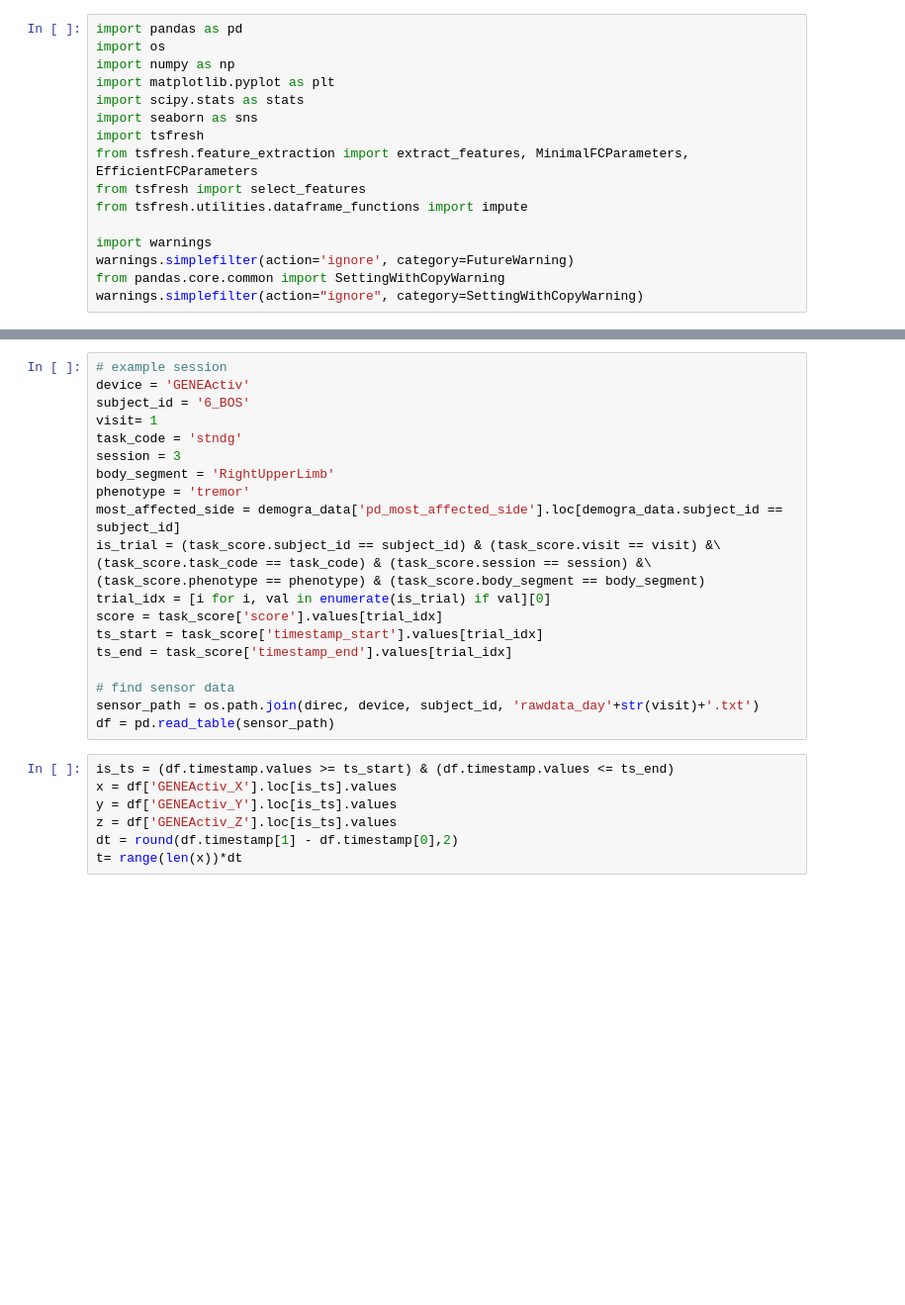
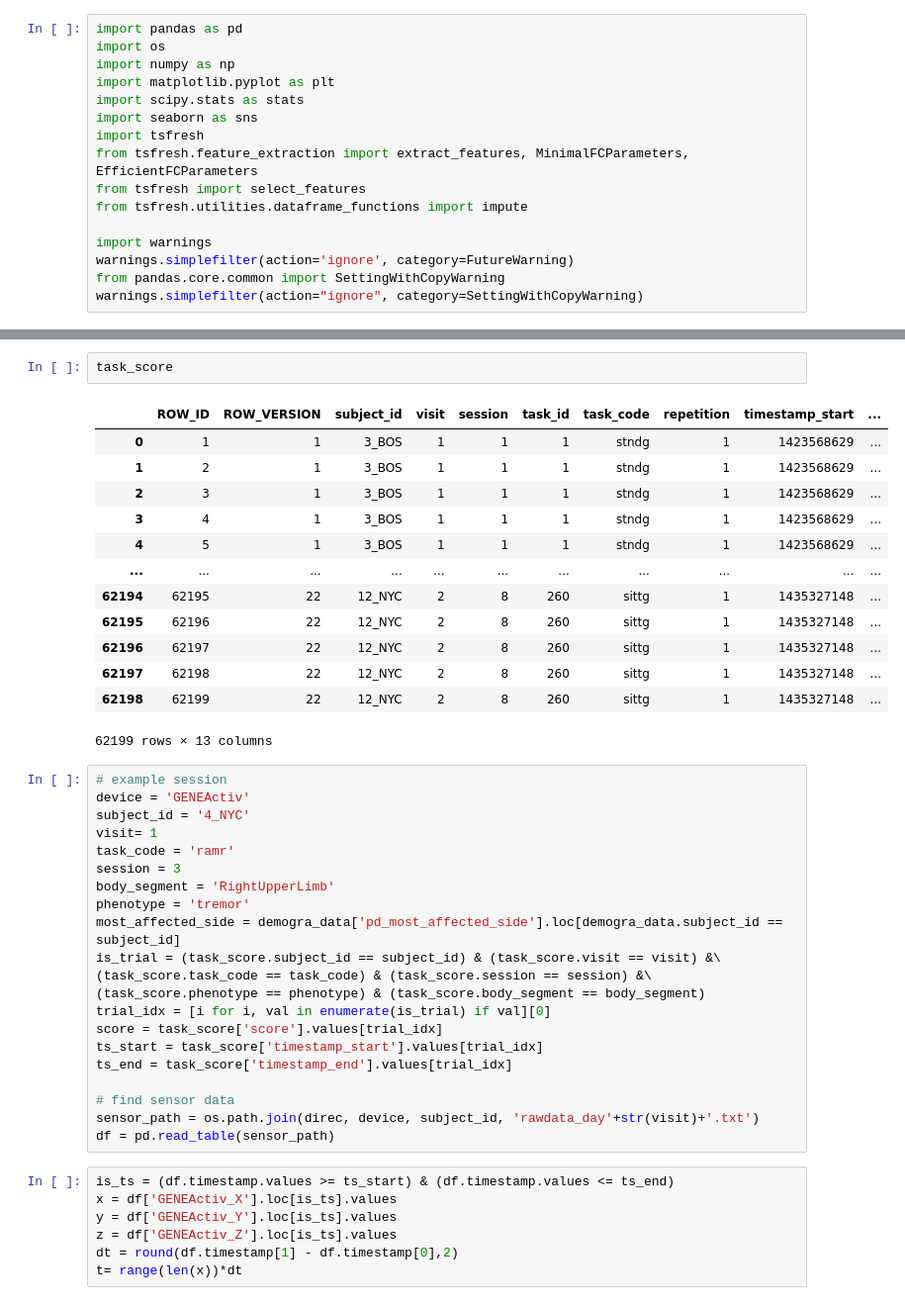
Before and after one commit to YitingChang/DigiPD, a Jupyter notebook: Raw_traces.ipynb, the cells around one changed output, grey strips where cells are left out. Shown at 99% size. Saved outputs shown, nothing was run; the diff lists cells and outputs as text; blank space fills up the shorter version.

```diff
--- a/Raw_traces.ipynb
+++ b/Raw_traces.ipynb
@@ -17,9 +24,25 @@ warnings.simplefilter(action="ignore", category=SettingWithCopyWarning)
+# %%
+task_score
+# %% [output]
+|  | ROW_ID | ROW_VERSION | subject_id | visit | session | task_id | task_code | repetition | timestamp_start | ... |
+| 0 | 1 | 1 | 3_BOS | 1 | 1 | 1 | stndg | 1 | 1423568629 | ... |
+| 1 | 2 | 1 | 3_BOS | 1 | 1 | 1 | stndg | 1 | 1423568629 | ... |
+| 2 | 3 | 1 | 3_BOS | 1 | 1 | 1 | stndg | 1 | 1423568629 | ... |
+| 3 | 4 | 1 | 3_BOS | 1 | 1 | 1 | stndg | 1 | 1423568629 | ... |
+| 4 | 5 | 1 | 3_BOS | 1 | 1 | 1 | stndg | 1 | 1423568629 | ... |
+| ... | ... | ... | ... | ... | ... | ... | ... | ... | ... | ... |
+| 62194 | 62195 | 22 | 12_NYC | 2 | 8 | 260 | sittg | 1 | 1435327148 | ... |
+| 62195 | 62196 | 22 | 12_NYC | 2 | 8 | 260 | sittg | 1 | 1435327148 | ... |
+| 62196 | 62197 | 22 | 12_NYC | 2 | 8 | 260 | sittg | 1 | 1435327148 | ... |
+| 62197 | 62198 | 22 | 12_NYC | 2 | 8 | 260 | sittg | 1 | 1435327148 | ... |
+| 62198 | 62199 | 22 | 12_NYC | 2 | 8 | 260 | sittg | 1 | 1435327148 | ... |
+62199 rows × 13 columns
 # %%
 # example session
 device = 'GENEActiv'
-subject_id = '6_BOS'
+subject_id = '4_NYC'
 visit= 1
-task_code = 'stndg'
+task_code = 'ramr'
 session = 3
 body_segment = 'RightUpperLimb'
 phenotype = 'tremor'
```
Also changed, not shown: parts of 11 cells of this notebook, 9 other files.
